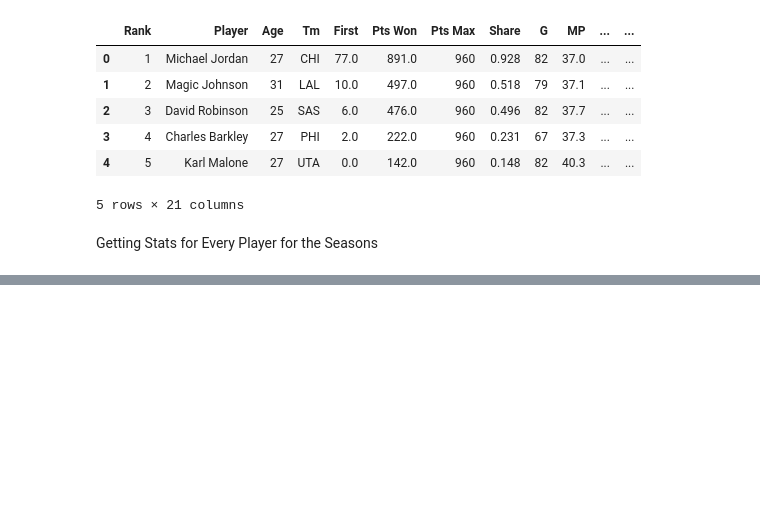
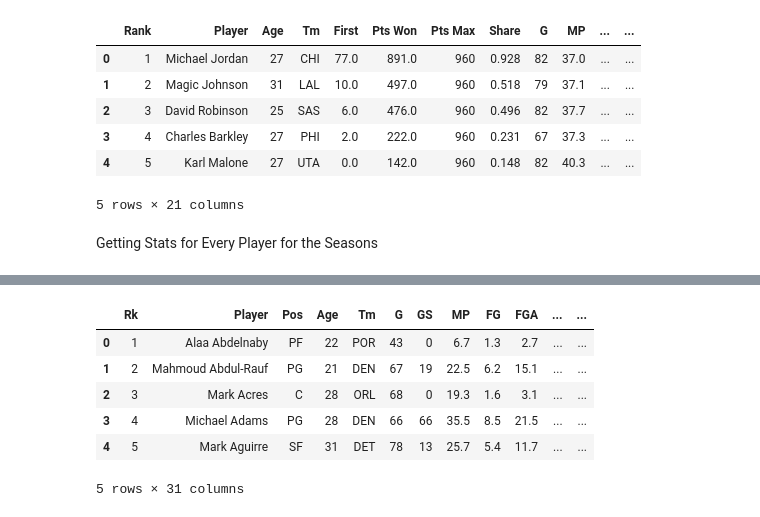
Before and after one commit to dwdw0430/NBA-MVP-Prediction, a Jupyter notebook: nba_scraping.ipynb, the cells around one changed output, grey strips where cells are left out. Cells and saved outputs as stored; diff of their text form; code cells hidden in the pictures; blank space fills up the shorter version.

```diff
--- a/nba_scraping.ipynb
+++ b/nba_scraping.ipynb
@@ -117,0 +142,15 @@ import requests
+# %%
+driver = webdriver.Chrome(executable_path="/Users/dwdw0/Downloads/chromedriver_win32")
+# %%
+year = 2023
+player_stats_url = "https://www.basketball-reference.com/leagues/NBA_{}_per_game.html"
+url = player_stats_url.format(year)
+
+driver.get(url)
+driver.execute_script("window.scrollTo(1,10000)")
+time.sleep(3)
+
+html = driver.page_source
+
+with open("2023/{}.html".format(year), "w+", encoding= "utf-8") as f:
+    f.write(html)
@@ -117,0 +186,10 @@ import requests
+# %%
+player.head()
+# %% [output]
+|  | Rk | Player | Pos | Age | Tm | G | GS | MP | FG | FGA | ... | ... |
+| 0 | 1 | Alaa Abdelnaby | PF | 22 | POR | 43 | 0 | 6.7 | 1.3 | 2.7 | ... | ... |
+| 1 | 2 | Mahmoud Abdul-Rauf | PG | 21 | DEN | 67 | 19 | 22.5 | 6.2 | 15.1 | ... | ... |
+| 2 | 3 | Mark Acres | C | 28 | ORL | 68 | 0 | 19.3 | 1.6 | 3.1 | ... | ... |
+| 3 | 4 | Michael Adams | PG | 28 | DEN | 66 | 66 | 35.5 | 8.5 | 21.5 | ... | ... |
+| 4 | 5 | Mark Aguirre | SF | 31 | DET | 78 | 13 | 25.7 | 5.4 | 11.7 | ... | ... |
+5 rows × 31 columns
```
Also changed, not shown: parts of 37 cells of this notebook, 17 other files.
